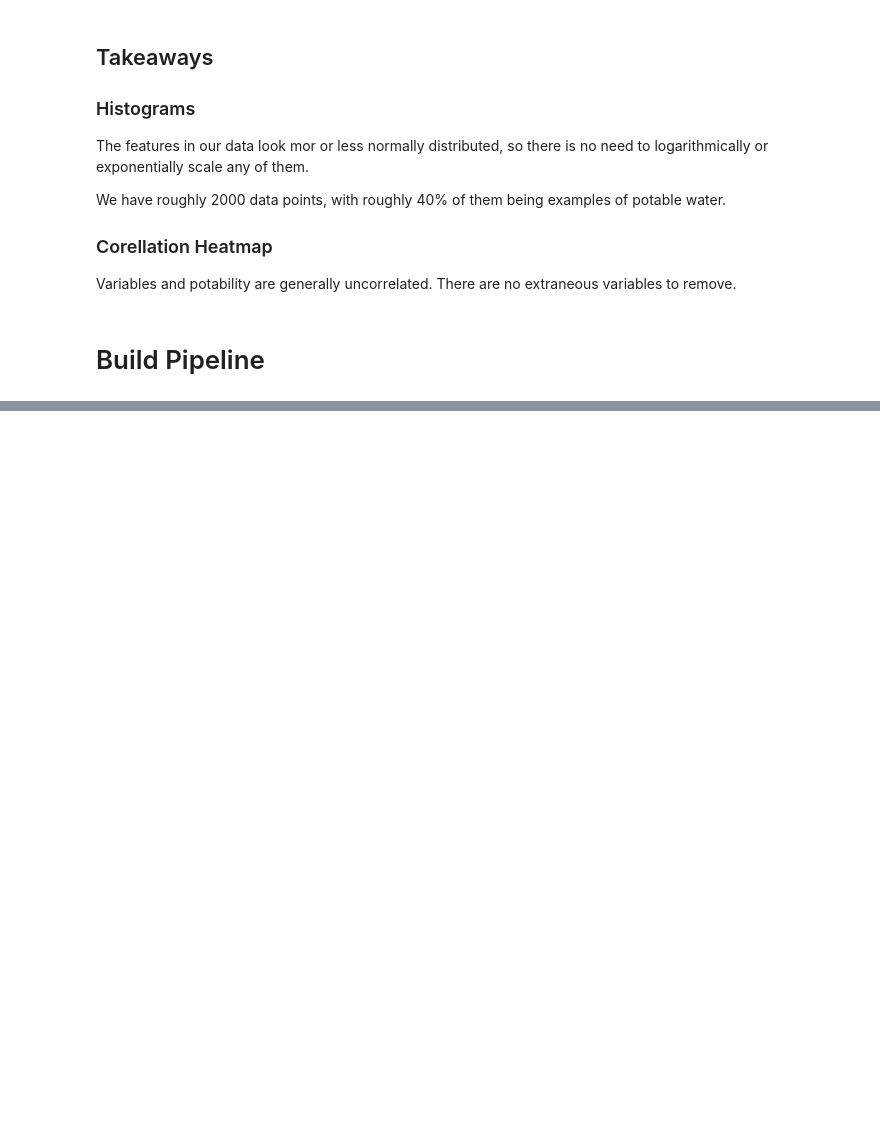
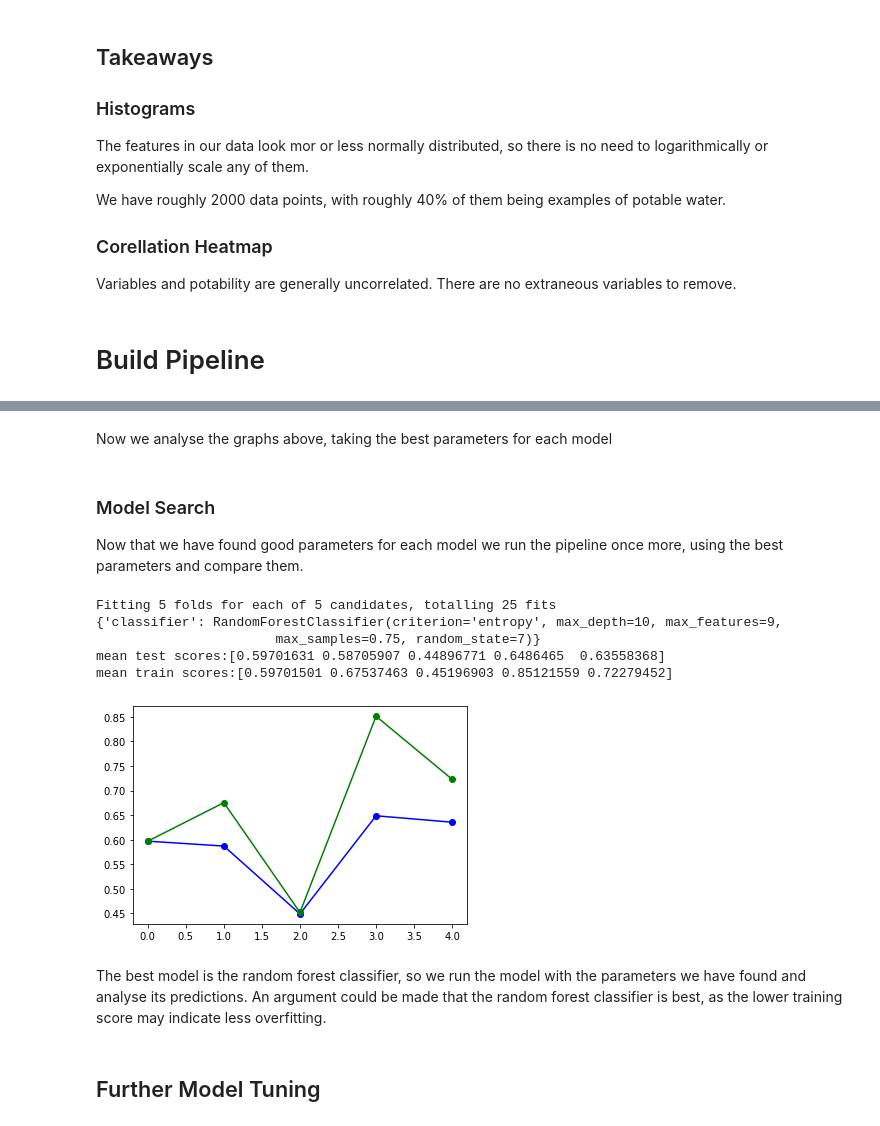
Before and after one commit to lachlanpotter/Water-Potability, a Jupyter notebook: Water Potability.ipynb, the cells around one changed output, grey strips where cells are left out. Saved outputs shown, nothing was run; the diff lists cells and outputs as text; code cells hidden in the pictures; blank space fills up the shorter version.

```diff
--- a/Water Potability.ipynb
+++ b/Water Potability.ipynb
@@ -148,0 +454,24 @@ y = waternonan['Potability'].values
+# %% [markdown]
+Now we analyse the graphs above, taking the best parameters for each model
+# %%
+# define best parameters for each model type
+
+# Logistic Regression:
+best_lr = LogisticRegression(random_state=seed_choice, solver='liblinear', max_iter=1000, penalty='l1', C=10)
+
+# K-nearest Neighbors:
+best_knn = KNeighborsClassifier(n_neighbors=6, weights='uniform', p=2)
+
+# Naive Bayes:
+best_nb = GaussianNB()
+# There are no meaningful paramters to tune for Naive Bayes model so we willl accept the default implementation.
+
+# Random Forest:
+best_rf = RandomForestClassifier(random_state=seed_choice, criterion='entropy', max_depth=10, max_features=9, max_samples=0.75, n_estimators=100)
+
+# Gradient Boosted Trees:
+best_gb = GradientBoostingClassifier(random_state=seed_choice, n_estimators=25, loss='exponential', learning_rate=.1, subsample=1, max_depth=4, max_features=9)
+# %% [markdown]
+### Model Search <a name="model"></a>
+
+Now that we have found good parameters for each model we run the pipeline once more, using the best parameters and compare them.
@@ -148,0 +520,17 @@ y = waternonan['Potability'].values
+# %%
+# choose scorer
+scorer = make_scorer(accuracy_score)
+
+# search over model types
+model_search_train_evaluate_plot(scorer)
+# %% [output]
+Fitting 5 folds for each of 5 candidates, totalling 25 fits
+{'classifier': RandomForestClassifier(criterion='entropy', max_depth=10, max_features=9,
+                       max_samples=0.75, random_state=7)}
+mean test scores:[0.59701631 0.58705907 0.44896771 0.6486465  0.63558368]
+mean train scores:[0.59701501 0.67537463 0.45196903 0.85121559 0.72279452]
+[figure, added]
+# %% [markdown]
+The best model is the random forest classifier, so we run the model with the parameters we have found and analyse  its predictions. An argument could be made that the random forest classifier is best, as the lower training score may indicate less overfitting.
+# %% [markdown]
+## Further Model Tuning <a name="final-tune"></a>
```
Also changed, not shown: parts of 20 cells of this notebook, 4 other files.
